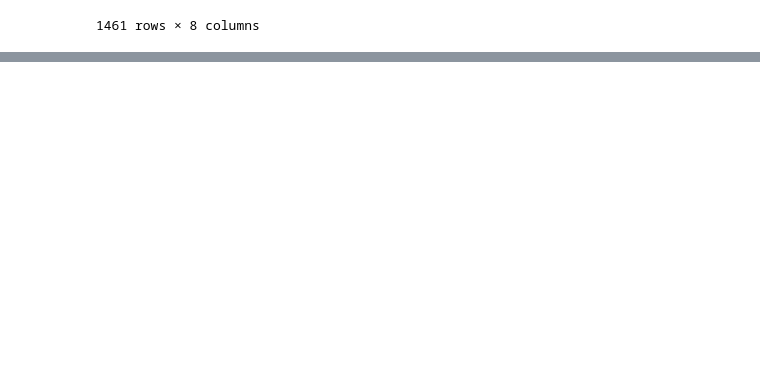
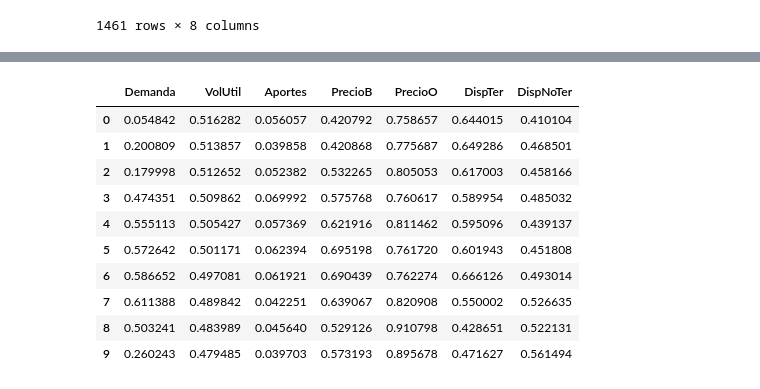
Before and after one commit to Yanalxis/Prediccion-del-precio-en-bolsa-de-la-energ-a-el-ctrica, a Jupyter notebook: Analisis_estadisticos/2016-2020/Prepandemia.ipynb, the cells around one changed output, grey strips where cells are left out. Saved outputs shown, nothing was run; the diff lists cells and outputs as text; code cells hidden in the pictures; blank space fills up the shorter version.

```diff
--- a/Analisis_estadisticos/2016-2020/Prepandemia.ipynb
+++ b/Analisis_estadisticos/2016-2020/Prepandemia.ipynb
@@ -73,0 +145,14 @@ df_filtrado
+# %%
+Datos_Min_Max.head(10)
+# %% [output]
+|  | Demanda | VolUtil | Aportes | PrecioB | PrecioO | DispTer | DispNoTer |
+| 0 | 0.054842 | 0.516282 | 0.056057 | 0.420792 | 0.758657 | 0.644015 | 0.410104 |
+| 1 | 0.200809 | 0.513857 | 0.039858 | 0.420868 | 0.775687 | 0.649286 | 0.468501 |
+| 2 | 0.179998 | 0.512652 | 0.052382 | 0.532265 | 0.805053 | 0.617003 | 0.458166 |
+| 3 | 0.474351 | 0.509862 | 0.069992 | 0.575768 | 0.760617 | 0.589954 | 0.485032 |
+| 4 | 0.555113 | 0.505427 | 0.057369 | 0.621916 | 0.811462 | 0.595096 | 0.439137 |
+| 5 | 0.572642 | 0.501171 | 0.062394 | 0.695198 | 0.761720 | 0.601943 | 0.451808 |
+| 6 | 0.586652 | 0.497081 | 0.061921 | 0.690439 | 0.762274 | 0.666126 | 0.493014 |
+| 7 | 0.611388 | 0.489842 | 0.042251 | 0.639067 | 0.820908 | 0.550002 | 0.526635 |
+| 8 | 0.503241 | 0.483989 | 0.045640 | 0.529126 | 0.910798 | 0.428651 | 0.522131 |
+| 9 | 0.260243 | 0.479485 | 0.039703 | 0.573193 | 0.895678 | 0.471627 | 0.561494 |
```
Also changed, not shown: parts of 12 cells of this notebook.
